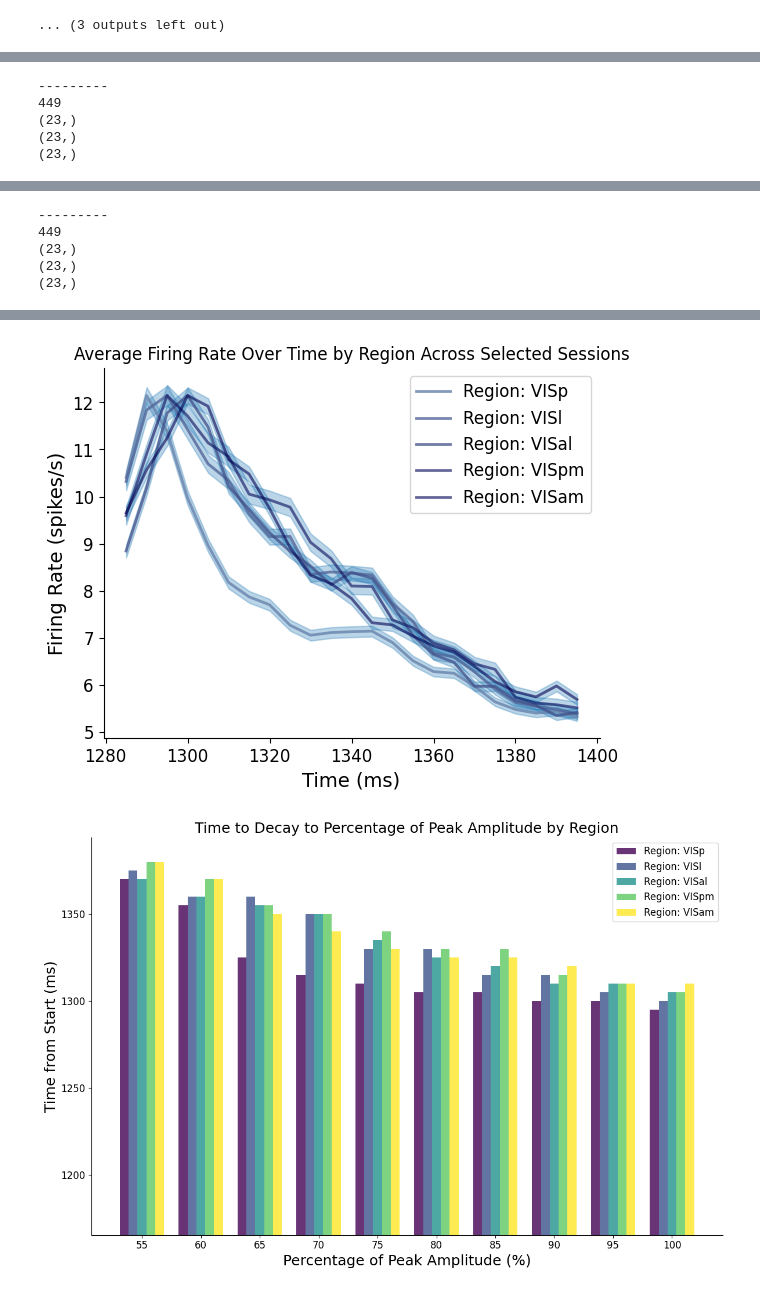
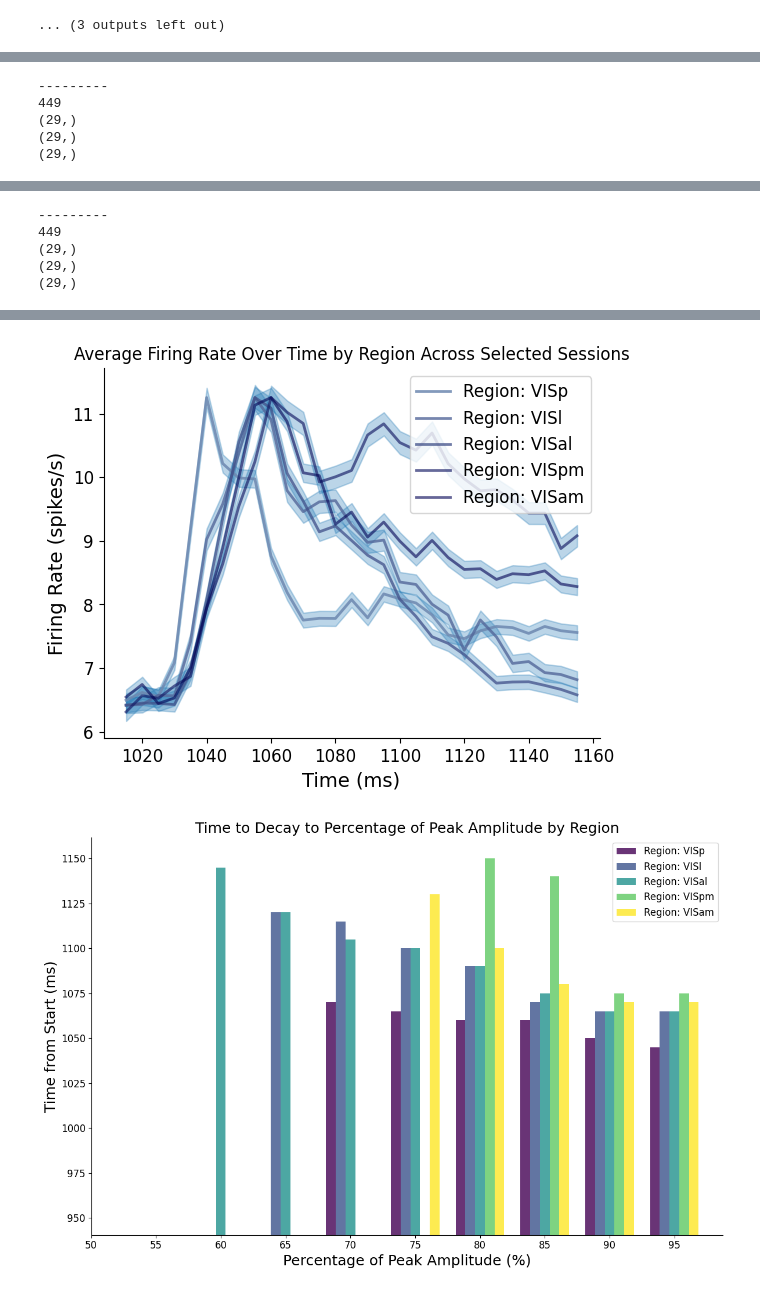
Before and after one commit to and-rewsmith/swdb_2022, a Jupyter notebook: DynamicBrain/solutions/Andrew-norm.ipynb, the cells around one changed output, grey strips where cells are left out. Drawn from its saved outputs; the diff is of its cells as text; code cells hidden in the pictures.

```diff
--- a/DynamicBrain/solutions/Andrew-norm.ipynb
+++ b/DynamicBrain/solutions/Andrew-norm.ipynb
@@ -588,12 +588,12 @@ import numpy as np
 from matplotlib.colors import LinearSegmentedColormap, to_rgba
 
 # ALL
-# start_bin = 0
-# end_bin = 10000
+start_bin = 0
+end_bin = 10000
 
 # FLASH ON RISE
-start_bin = 203
-end_bin = 232
+# start_bin = 203
+# end_bin = 232
 
 # FLASH ON FALL
 # start_bin = 206
@@ -864,7 +864,7 @@ plt.ylim(y_min, y_max)
 plt.xlabel('Percentage of Peak Amplitude (%)', fontsize=18)
 plt.ylabel('Time from Start (ms)', fontsize=18)
 plt.title('Time to Decay to Percentage of Peak Amplitude by Region', fontsize=18)
-plt.xticks(index + bar_width * (len(regions) - 1) / 2, (percentages_to_peak * 100).astype(int))
+plt.xticks(index + bar_width * (len(regions) - 1) / 2, (percentages * 100).astype(int))
 plt.legend(fontsize=12)
 plt.tick_params(axis='both', which='major', labelsize=12)
 plt.gca().spines['top'].set_visible(False)
@@ -877,7 +877,7 @@ plt.show()
 ############################################################################################
 
 def find_time_to_percent_peak(data, peak_value, percent):
-    target_value = peak_value * percent
+    target_value = peak_value * percent/100
     for i in range(len(data)):
         if data.iloc[i] >= target_value:
             return data.index[i]
@@ -885,7 +885,7 @@ def find_time_to_percent_peak(data, peak_value, percent):
 
 # Define percentages
 # percentages_to_peak = np.arange(0.05, 1.01, 0.05)  # Generates 17 evenly spaced values from 0.20 to 1.00
-percentages_to_peak = np.arange(0.55, 1.01, 0.05)  # Generates 17 evenly spaced values from 0.20 to 1.00
+percentages_to_peak = np.arange(55, 104, 5)  # Generates 17 evenly spaced values from 0.20 to 1.00
 
 
 # Create the bar plot for time to reach percentage of peak
@@ -926,13 +926,15 @@ plt.ylim(y_min, y_max)
 plt.xlabel('Percentage of Peak Amplitude (%)', fontsize=18)
 plt.ylabel('Time from Start (ms)', fontsize=18)
 plt.title('Time to Reach Percentage of Peak Amplitude by Region', fontsize=18)
-plt.xticks(index + bar_width * (len(regions) - 1) / 2, (percentages_to_peak * 100).astype(int))
+plt.xticks(index + bar_width * (len(regions) - 1) / 2, (percentages_to_peak).astype(int))
 plt.legend(fontsize=12)
 plt.tick_params(axis='both', which='major', labelsize=12)
 plt.gca().spines['top'].set_visible(False)
 plt.gca().spines['right'].set_visible(False)
 plt.grid(False)
 plt.tight_layout()
+plt.tick_params(axis='y', which='major', labelsize=16)
+plt.tick_params(axis='x', which='major', labelsize=20)
 plt.savefig("time_to_peak.pdf")
 plt.show()
 
@@ -970,5 +972,5 @@ plt.show()
 ---------
 449
-(23,)
-(23,)
-(23,)
+(29,)
+(29,)
+(29,)
@@ -976,5 +978,5 @@ plt.show()
 ---------
 449
-(23,)
-(23,)
-(23,)
+(29,)
+(29,)
+(29,)
@@ -982,2 +984,2 @@ plt.show()
-[figure, old version]
+[figure, new version]
-[figure, old version]
+[figure, new version]
```
Also changed, not shown: parts of 1 cell of this notebook, 14 other files.
